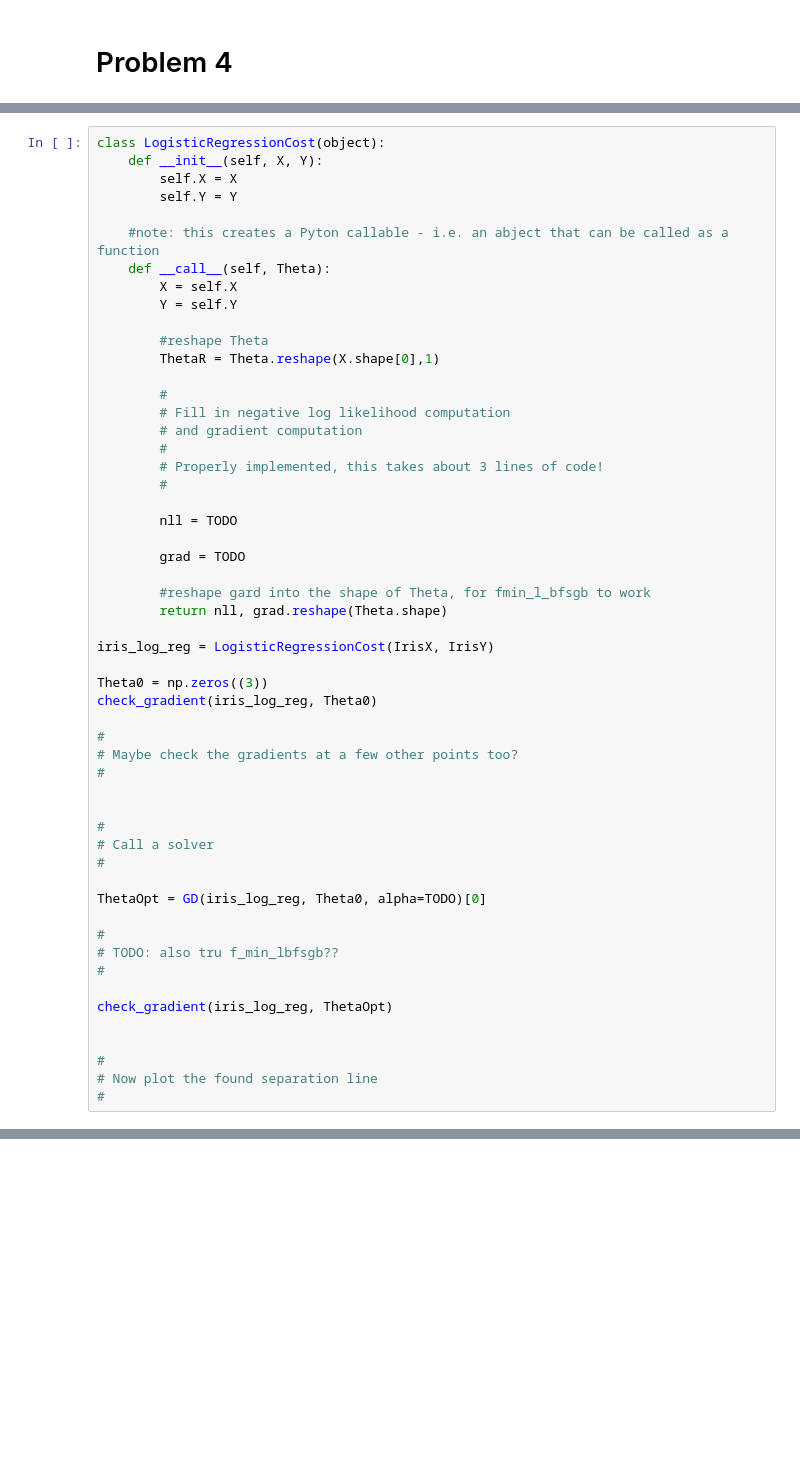
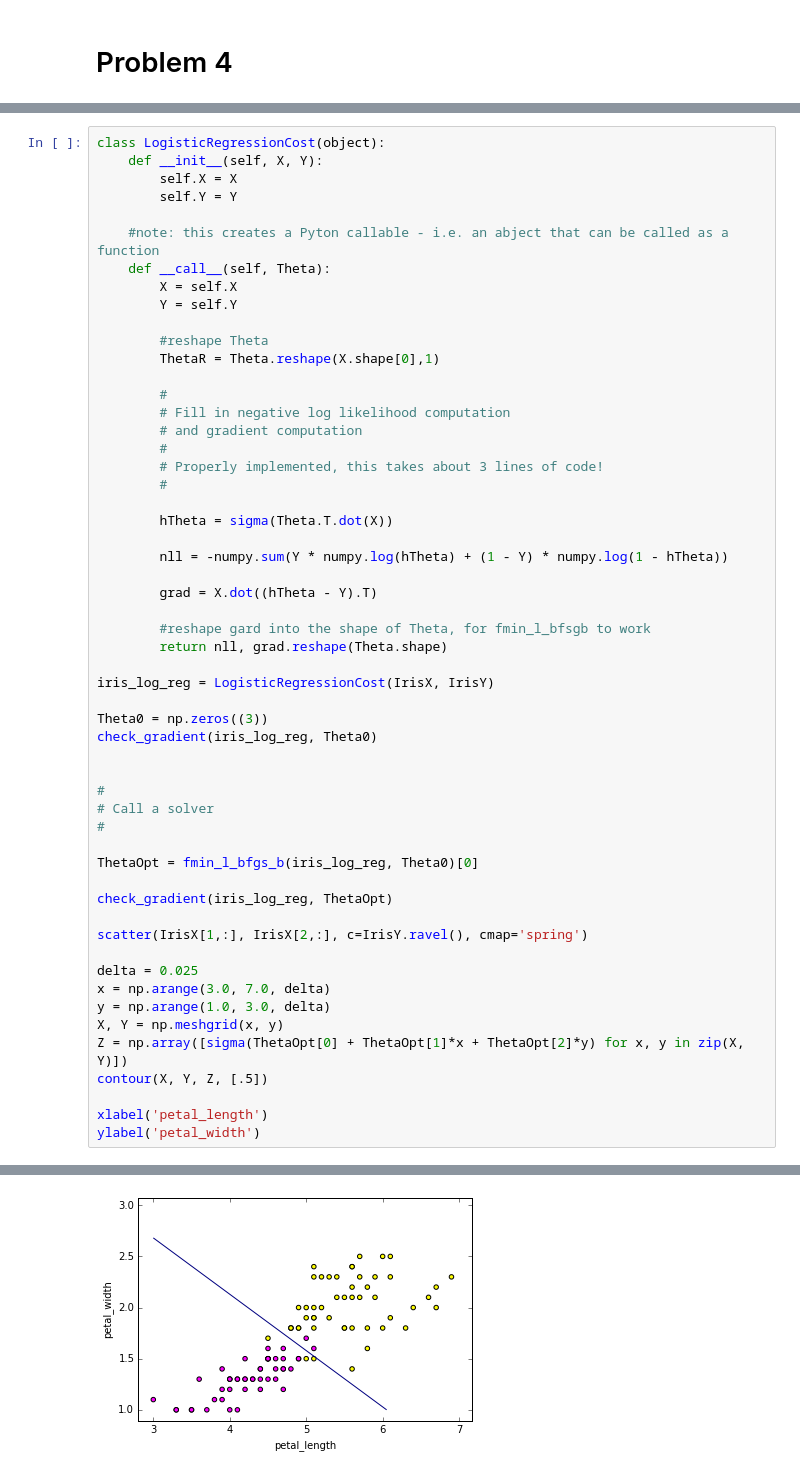
Before and after one commit to smalec/Neural-Networks, a Jupyter notebook: Assignment2/Assignment2.ipynb, the cells around one changed output, grey strips where cells are left out. Cells and saved outputs as stored; diff of their text form; blank space fills up the shorter version.

```diff
--- a/Assignment2/Assignment2.ipynb
+++ b/Assignment2/Assignment2.ipynb
@@ -484,9 +502,11 @@ class LogisticRegressionCost(object):
         # Properly implemented, this takes about 3 lines of code!
         #
 
-        nll = TODO
+        hTheta = sigma(Theta.T.dot(X))
 
-        grad = TODO
+        nll = -numpy.sum(Y * numpy.log(hTheta) + (1 - Y) * numpy.log(1 - hTheta))
+
+        grad = X.dot((hTheta - Y).T)
 
         #reshape gard into the shape of Theta, for fmin_l_bfsgb to work
         return nll, grad.reshape(Theta.shape)
@@ -496,24 +516,24 @@ iris_log_reg = LogisticRegressionCost(IrisX, IrisY)
 Theta0 = np.zeros((3))
 check_gradient(iris_log_reg, Theta0)
 
-#
-# Maybe check the gradients at a few other points too?
-#
-
 
 #
 # Call a solver
 #
 
-ThetaOpt = GD(iris_log_reg, Theta0, alpha=TODO)[0]
-
-#
-# TODO: also tru f_min_lbfsgb??
-#
+ThetaOpt = fmin_l_bfgs_b(iris_log_reg, Theta0)[0]
 
 check_gradient(iris_log_reg, ThetaOpt)
 
+scatter(IrisX[1,:], IrisX[2,:], c=IrisY.ravel(), cmap='spring')
 
-#
-# Now plot the found separation line
-#
+delta = 0.025
+x = np.arange(3.0, 7.0, delta)
+y = np.arange(1.0, 3.0, delta)
+X, Y = np.meshgrid(x, y)
+Z = np.array([sigma(ThetaOpt[0] + ThetaOpt[1]*x + ThetaOpt[2]*y) for x, y in zip(X, Y)])
+contour(X, Y, Z, [.5])
+
+xlabel('petal_length')
+ylabel('petal_width')
+# %% [output]
@@ -519,0 +541 @@ check_gradient(iris_log_reg, ThetaOpt)
+[figure, added]
```
Also changed, not shown: parts of 5 cells of this notebook.
